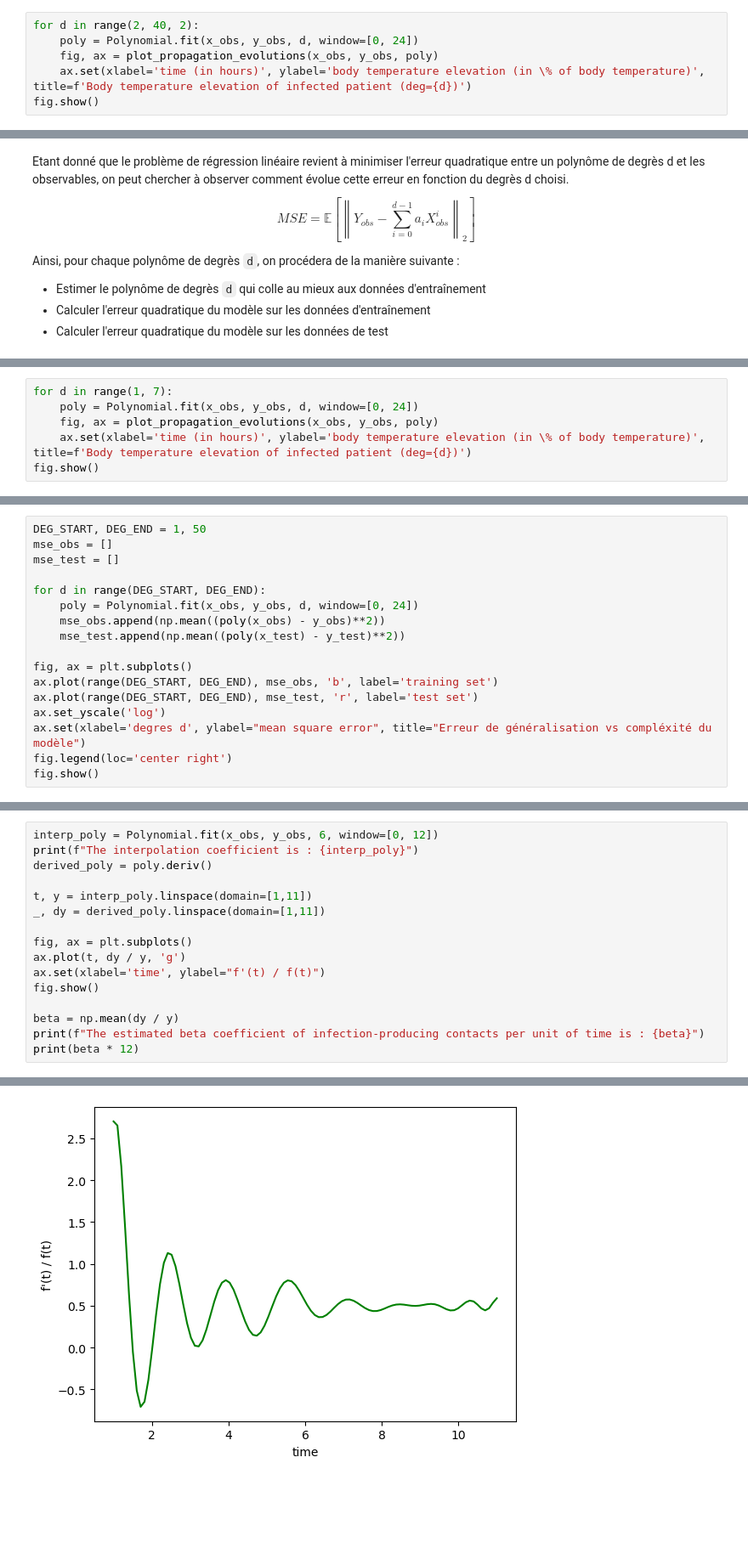
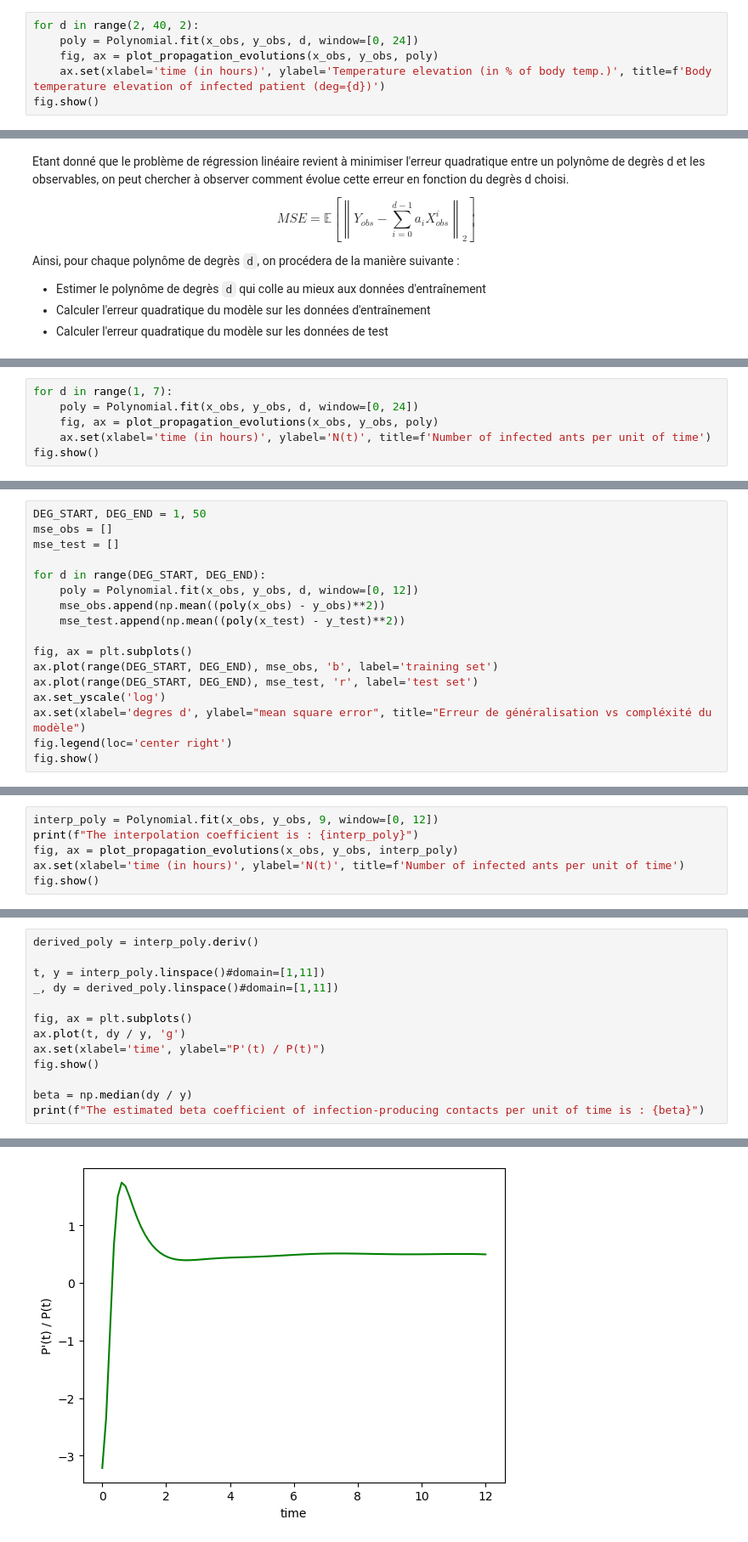
Before and after one commit to rcremese/ML-notebooks, a Jupyter notebook: 01-linear_regression.ipynb, the cells around one changed output, grey strips where cells are left out. Shown at 85% size. Drawn from its saved outputs; the diff is of its cells as text; blank space fills up the shorter version.

```diff
--- a/01-linear_regression.ipynb
+++ b/01-linear_regression.ipynb
@@ -151,6 +151,6 @@ On peut aussi se demander si un polynôme de degré supérieur ne serait pas plu
 for d in range(2, 40, 2):
     poly = Polynomial.fit(x_obs, y_obs, d, window=[0, 24])
     fig, ax = plot_propagation_evolutions(x_obs, y_obs, poly)
-    ax.set(xlabel='time (in hours)', ylabel='body temperature elevation (in \% of body temperature)', title=f'Body temperature elevation of infected patient (deg={d})')
+    ax.set(xlabel='time (in hours)', ylabel='Temperature elevation (in % of body temp.)', title=f'Body temperature elevation of infected patient (deg={d})')
 fig.show()
 # %% [output]
@@ -226,6 +237,6 @@ fig.show()
 for d in range(1, 7):
     poly = Polynomial.fit(x_obs, y_obs, d, window=[0, 24])
     fig, ax = plot_propagation_evolutions(x_obs, y_obs, poly)
-    ax.set(xlabel='time (in hours)', ylabel='body temperature elevation (in \% of body temperature)', title=f'Body temperature elevation of infected patient (deg={d})')
+    ax.set(xlabel='time (in hours)', ylabel='N(t)', title=f'Number of infected ants per unit of time')
 fig.show()
 # %% [output]
@@ -241,7 +258,7 @@ mse_obs = []
 mse_test = []
 
 for d in range(DEG_START, DEG_END):
-    poly = Polynomial.fit(x_obs, y_obs, d, window=[0, 24])
+    poly = Polynomial.fit(x_obs, y_obs, d, window=[0, 12])
     mse_obs.append(np.mean((poly(x_obs) - y_obs)**2))
     mse_test.append(np.mean((poly(x_test) - y_test)**2))
 
@@ -256,0 +278,6 @@ fig.show()
+# %%
+interp_poly = Polynomial.fit(x_obs, y_obs, 9, window=[0, 12])
+print(f"The interpolation coefficient is : {interp_poly}")
+fig, ax = plot_propagation_evolutions(x_obs, y_obs, interp_poly)
+ax.set(xlabel='time (in hours)', ylabel='N(t)', title=f'Number of infected ants per unit of time')
+fig.show()
@@ -257,17 +296,14 @@ fig.show()
 # %%
-interp_poly = Polynomial.fit(x_obs, y_obs, 6, window=[0, 12])
-print(f"The interpolation coefficient is : {interp_poly}")
-derived_poly = poly.deriv()
+derived_poly = interp_poly.deriv()
 
-t, y = interp_poly.linspace(domain=[1,11])
-_, dy = derived_poly.linspace(domain=[1,11])
+t, y = interp_poly.linspace()#domain=[1,11])
+_, dy = derived_poly.linspace()#domain=[1,11])
 
 fig, ax = plt.subplots()
 ax.plot(t, dy / y, 'g')
-ax.set(xlabel='time', ylabel="f'(t) / f(t)")
+ax.set(xlabel='time', ylabel="P'(t) / P(t)")
 fig.show()
 
-beta = np.mean(dy / y)
+beta = np.median(dy / y)
 print(f"The estimated beta coefficient of infection-producing contacts per unit of time is : {beta}")
-print(beta * 12)
 # %% [output]
@@ -278 +311 @@ The estimated beta coefficient of infection-producing contacts per unit of time
-[figure, old version]
+[figure, new version]
```
Also changed, not shown: parts of 27 cells of this notebook.
